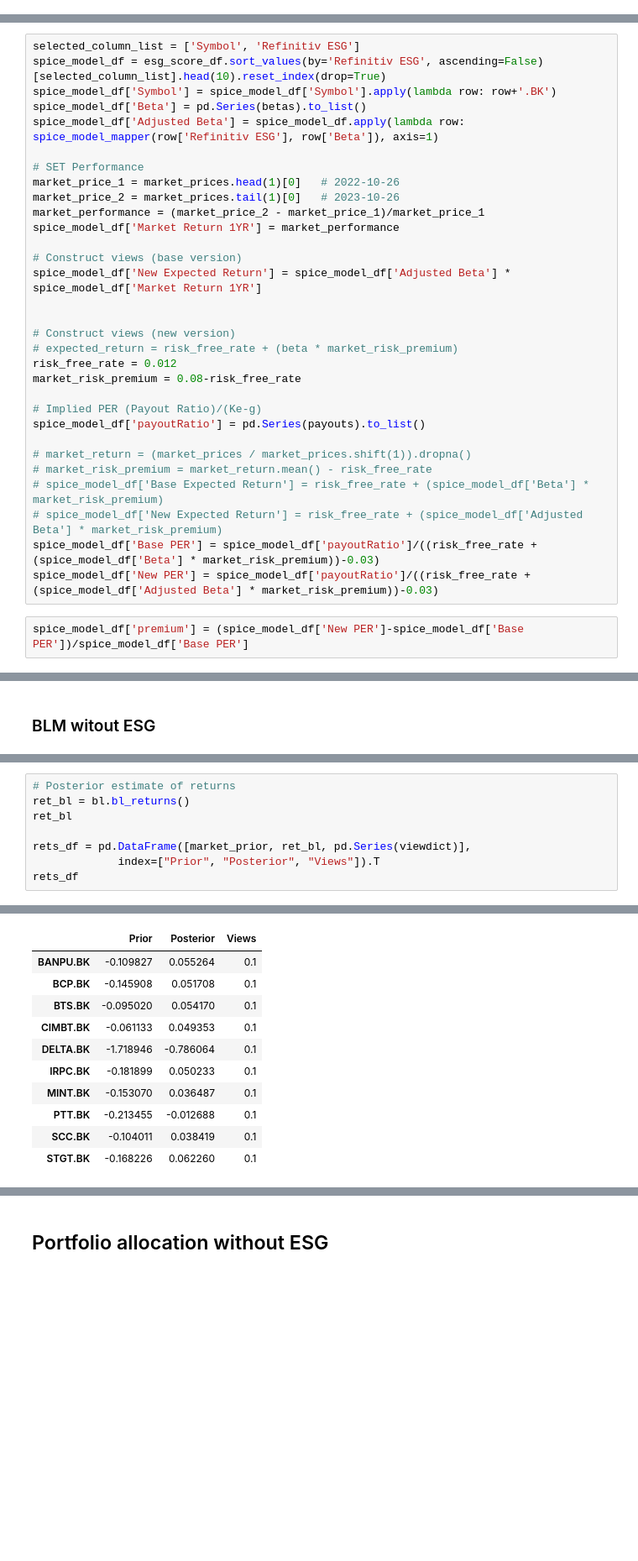
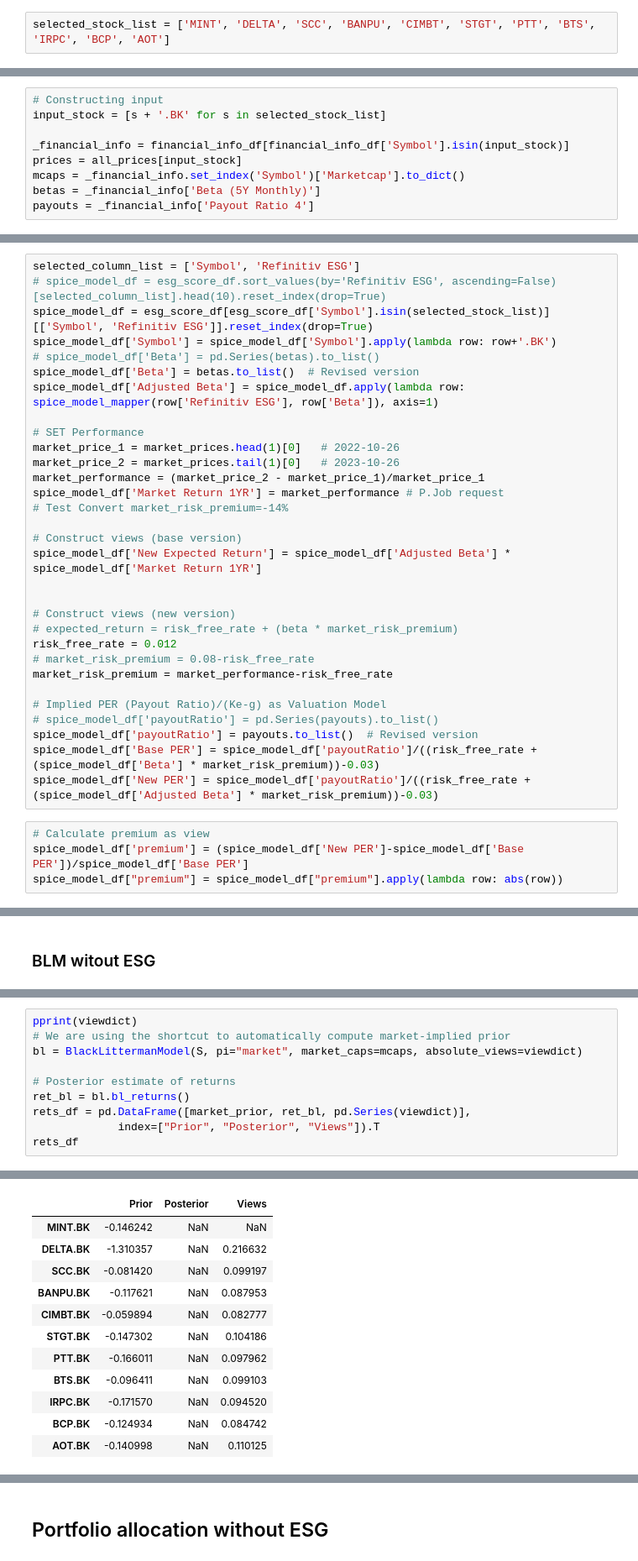
Before and after one commit to 9Ten/esg-ez-invest, a Jupyter notebook: blm_with_refinitiv_esg_score.ipynb, the cells around one changed output, grey strips where cells are left out. Shown at 84% size. Saved outputs shown, nothing was run; the diff lists cells and outputs as text; blank space fills up the shorter version.

```diff
--- a/blm_with_refinitiv_esg_score.ipynb
+++ b/blm_with_refinitiv_esg_score.ipynb
@@ -207,0 +500,2 @@ Beta (5Y Monthly)
+# %%
+selected_stock_list = ['MINT', 'DELTA', 'SCC', 'BANPU', 'CIMBT', 'STGT', 'PTT', 'BTS', 'IRPC', 'BCP', 'AOT']
@@ -207,0 +510,9 @@ Beta (5Y Monthly)
+# %%
+# Constructing input
+input_stock = [s + '.BK' for s in selected_stock_list]
+
+_financial_info = financial_info_df[financial_info_df['Symbol'].isin(input_stock)]
+prices = all_prices[input_stock]
+mcaps = _financial_info.set_index('Symbol')['Marketcap'].to_dict()
+betas = _financial_info['Beta (5Y Monthly)']
+payouts = _financial_info['Payout Ratio 4']
@@ -263,16 +610,19 @@ def spice_model_mapper(esg_score: float, beta: float) -> float:
   return adjust_beta
 # %%
 selected_column_list = ['Symbol', 'Refinitiv ESG']
-spice_model_df = esg_score_df.sort_values(by='Refinitiv ESG', ascending=False)[selected_column_list].head(10).reset_index(drop=True)
+# spice_model_df = esg_score_df.sort_values(by='Refinitiv ESG', ascending=False)[selected_column_list].head(10).reset_index(drop=True)
+spice_model_df = esg_score_df[esg_score_df['Symbol'].isin(selected_stock_list)][['Symbol', 'Refinitiv ESG']].reset_index(drop=True)
 spice_model_df['Symbol'] = spice_model_df['Symbol'].apply(lambda row: row+'.BK')
-spice_model_df['Beta'] = pd.Series(betas).to_list()
+# spice_model_df['Beta'] = pd.Series(betas).to_list()
+spice_model_df['Beta'] = betas.to_list()  # Revised version
 spice_model_df['Adjusted Beta'] = spice_model_df.apply(lambda row: spice_model_mapper(row['Refinitiv ESG'], row['Beta']), axis=1)
 
 # SET Performance
 market_price_1 = market_prices.head(1)[0]   # 2022-10-26
 market_price_2 = market_prices.tail(1)[0]   # 2023-10-26
 market_performance = (market_price_2 - market_price_1)/market_price_1
-spice_model_df['Market Return 1YR'] = market_performance
+spice_model_df['Market Return 1YR'] = market_performance # P.Job request
+# Test Convert market_risk_premium=-14%
 
 # Construct views (base version)
 spice_model_df['New Expected Return'] = spice_model_df['Adjusted Beta'] * spice_model_df['Market Return 1YR']
@@ -281,16 +631,15 @@ spice_model_df['New Expected Return'] = spice_model_df['Adjusted Beta'] * spice_
 # Construct views (new version)
 # expected_return = risk_free_rate + (beta * market_risk_premium)
 risk_free_rate = 0.012
-market_risk_premium = 0.08-risk_free_rate
+# market_risk_premium = 0.08-risk_free_rate
+market_risk_premium = market_performance-risk_free_rate
 
-# Implied PER (Payout Ratio)/(Ke-g)
-spice_model_df['payoutRatio'] = pd.Series(payouts).to_list()
-
-# market_return = (market_prices / market_prices.shift(1)).dropna()
-# market_risk_premium = market_return.mean() - risk_free_rate
-# spice_model_df['Base Expected Return'] = risk_free_rate + (spice_model_df['Beta'] * market_risk_premium)
-# spice_model_df['New Expected Return'] = risk_free_rate + (spice_model_df['Adjusted Beta'] * market_risk_premium)
+# Implied PER (Payout Ratio)/(Ke-g) as Valuation Model
+# spice_model_df['payoutRatio'] = pd.Series(payouts).to_list()
+spice_model_df['payoutRatio'] = payouts.to_list()  # Revised version
 spice_model_df['Base PER'] = spice_model_df['payoutRatio']/((risk_free_rate + (spice_model_df['Beta'] * market_risk_premium))-0.03)
 spice_model_df['New PER'] = spice_model_df['payoutRatio']/((risk_free_rate + (spice_model_df['Adjusted Beta'] * market_risk_premium))-0.03)
 # %%
+# Calculate premium as view
 spice_model_df['premium'] = (spice_model_df['New PER']-spice_model_df['Base PER'])/spice_model_df['Base PER']
+spice_model_df["premium"] = spice_model_df["premium"].apply(lambda row: abs(row))
@@ -344,8 +716,10 @@ bl = BlackLittermanModel(S, pi=market_prior, absolute_views=viewdict)
 # %%
+pprint(viewdict)
+# We are using the shortcut to automatically compute market-implied prior
+bl = BlackLittermanModel(S, pi="market", market_caps=mcaps, absolute_views=viewdict)
+
 # Posterior estimate of returns
 ret_bl = bl.bl_returns()
-ret_bl
-
 rets_df = pd.DataFrame([market_prior, ret_bl, pd.Series(viewdict)],
              index=["Prior", "Posterior", "Views"]).T
 rets_df
@@ -353,14 +738,15 @@ rets_df
 |  | Prior | Posterior | Views |
-| BANPU.BK | -0.109827 | 0.055264 | 0.1 |
-| BCP.BK | -0.145908 | 0.051708 | 0.1 |
-| BTS.BK | -0.095020 | 0.054170 | 0.1 |
-| CIMBT.BK | -0.061133 | 0.049353 | 0.1 |
-| DELTA.BK | -1.718946 | -0.786064 | 0.1 |
-| IRPC.BK | -0.181899 | 0.050233 | 0.1 |
-| MINT.BK | -0.153070 | 0.036487 | 0.1 |
-| PTT.BK | -0.213455 | -0.012688 | 0.1 |
-| SCC.BK | -0.104011 | 0.038419 | 0.1 |
-| STGT.BK | -0.168226 | 0.062260 | 0.1 |
+| MINT.BK | -0.146242 | NaN | NaN |
+| DELTA.BK | -1.310357 | NaN | 0.216632 |
+| SCC.BK | -0.081420 | NaN | 0.099197 |
+| BANPU.BK | -0.117621 | NaN | 0.087953 |
+| CIMBT.BK | -0.059894 | NaN | 0.082777 |
+| STGT.BK | -0.147302 | NaN | 0.104186 |
+| PTT.BK | -0.166011 | NaN | 0.097962 |
+| BTS.BK | -0.096411 | NaN | 0.099103 |
+| IRPC.BK | -0.171570 | NaN | 0.094520 |
+| BCP.BK | -0.124934 | NaN | 0.084742 |
+| AOT.BK | -0.140998 | NaN | 0.110125 |
 # %%
 bl.bl_weights()
 # %% [output]
```
Also changed, not shown: parts of 85 cells of this notebook.
